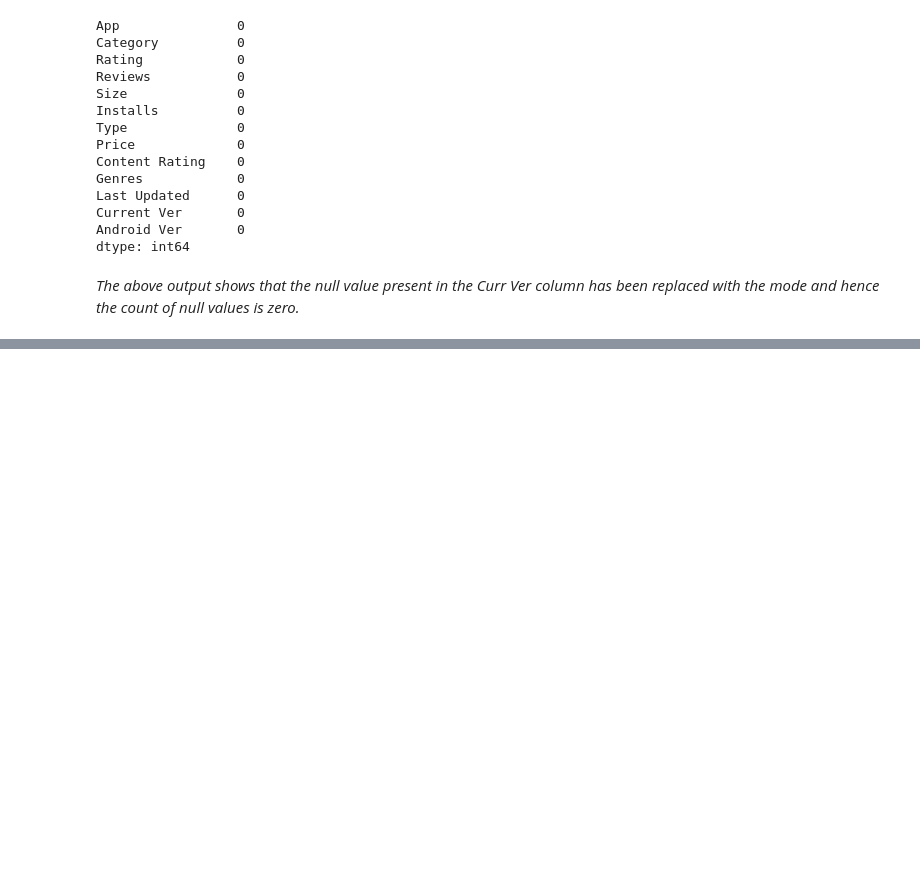
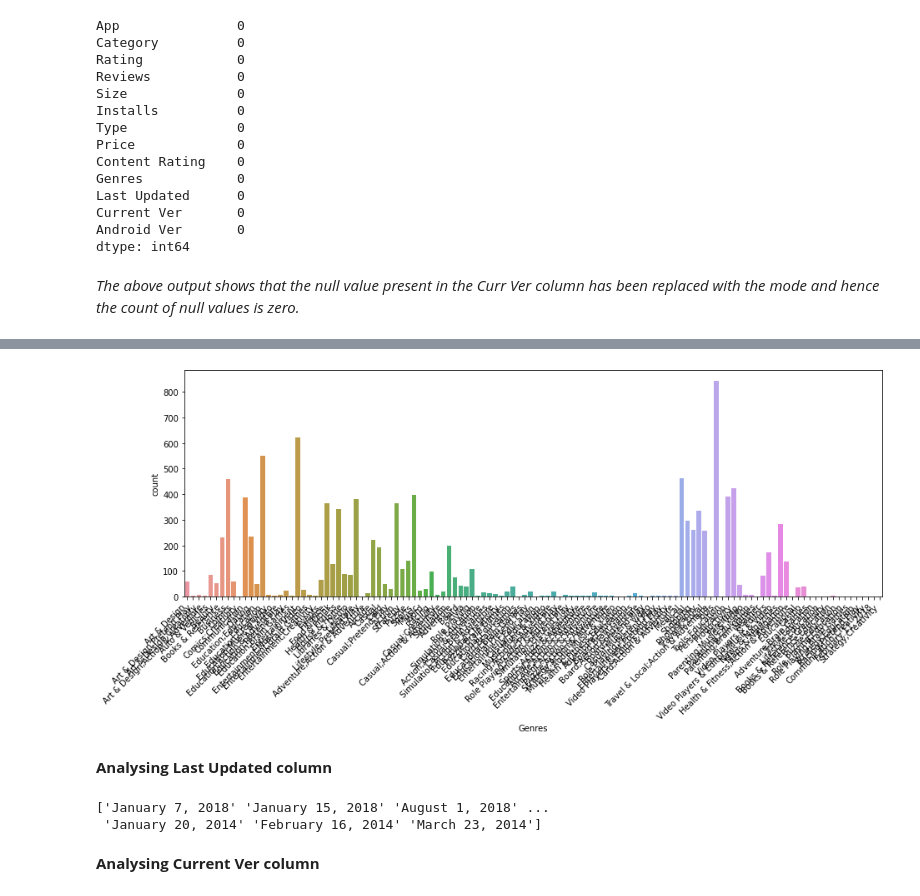
Before and after one commit to Vikrampr/Play-Store-App-Review-Analysis, a Jupyter notebook: Viram_Pratap_Play_Store_App_Review_Analysis_Capstone_Project.ipynb, the cells around one changed output, grey strips where cells are left out. Saved outputs shown, nothing was run; the diff lists cells and outputs as text; code cells hidden in the pictures; blank space fills up the shorter version.

```diff
--- a/Viram_Pratap_Play_Store_App_Review_Analysis_Capstone_Project.ipynb
+++ b/Viram_Pratap_Play_Store_App_Review_Analysis_Capstone_Project.ipynb
@@ -321,0 +446,15 @@ dtype: int64
+# %%
+plt.figure(figsize=(15,5))
+plt.xticks(rotation = 45, ha = 'right')
+ax = sns.countplot(x='Genres',data=play_store)
+# %% [output]
+[figure, added]
+# %% [markdown]
+**Analysing Last Updated column**
+# %%
+print(play_store['Last Updated'].unique())
+# %% [output]
+['January 7, 2018' 'January 15, 2018' 'August 1, 2018' ...
+ 'January 20, 2014' 'February 16, 2014' 'March 23, 2014']
+# %% [markdown]
+**Analysing Current Ver column**
```
Also changed, not shown: parts of 21 cells of this notebook.
